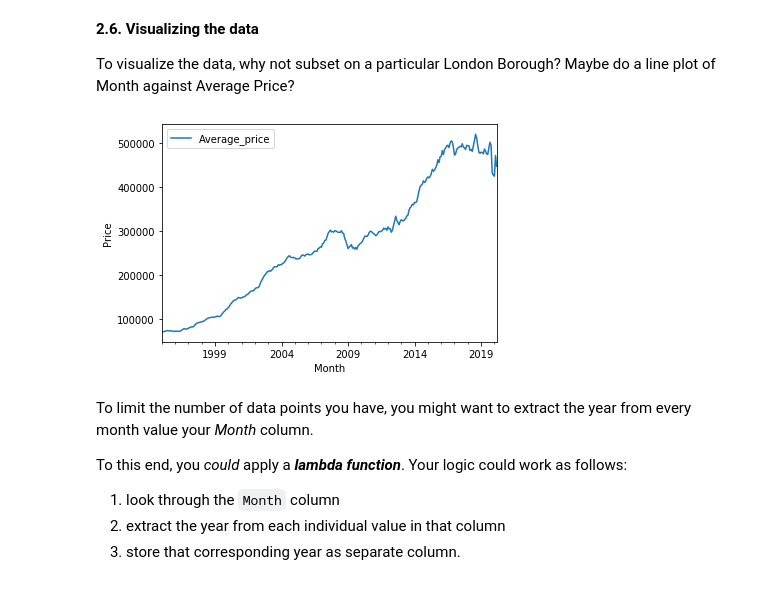
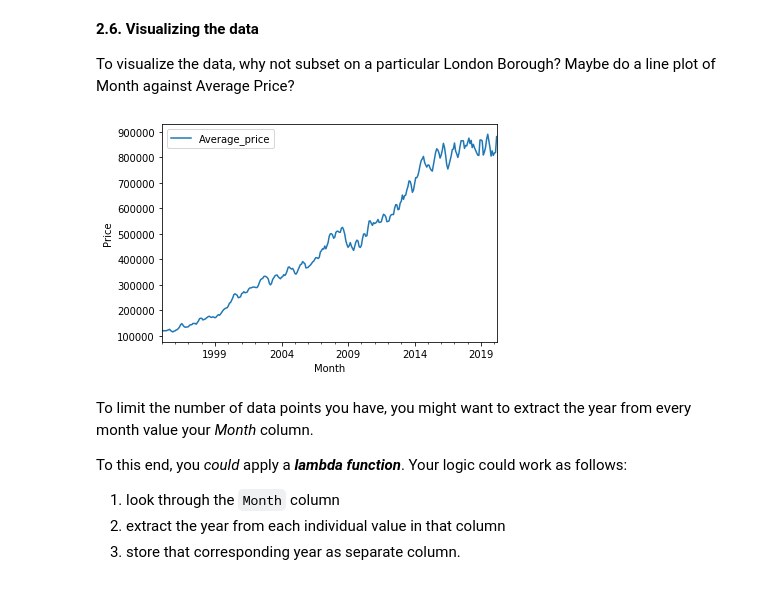
Before and after one commit to srtandon/Springboard_coursework, a Jupyter notebook: 1581459544_Unit_4_Challenge_-_Tier_3.ipynb/Unit 4 Challenge - Tier 3.ipynb, the cells around one changed output. Saved outputs shown, nothing was run; the diff lists cells and outputs as text; code cells hidden in the pictures.

```diff
--- a/1581459544_Unit_4_Challenge_-_Tier_3.ipynb/Unit 4 Challenge - Tier 3.ipynb
+++ b/1581459544_Unit_4_Challenge_-_Tier_3.ipynb/Unit 4 Challenge - Tier 3.ipynb
@@ -261,12 +261,12 @@ df.head()
 
 To visualize the data, why not subset on a particular London Borough? Maybe do a line plot of Month against Average Price?
 # %%
-brent_p = df[df['Burough']=='Brent']
+brent_p = df[df['Burough']=='Camden']
 plot1 = brent_p.plot(kind='line',x='Month',y='Average_price')
 plot1.set_ylabel('Price')
 plt.show()
 # %% [output]
-[figure, old version]
+[figure, new version]
 # %% [markdown]
 To limit the number of data points you have, you might want to extract the year from every month value your *Month* column.
 
```
Also changed, not shown: parts of 13 cells of this notebook, 1 other file.
